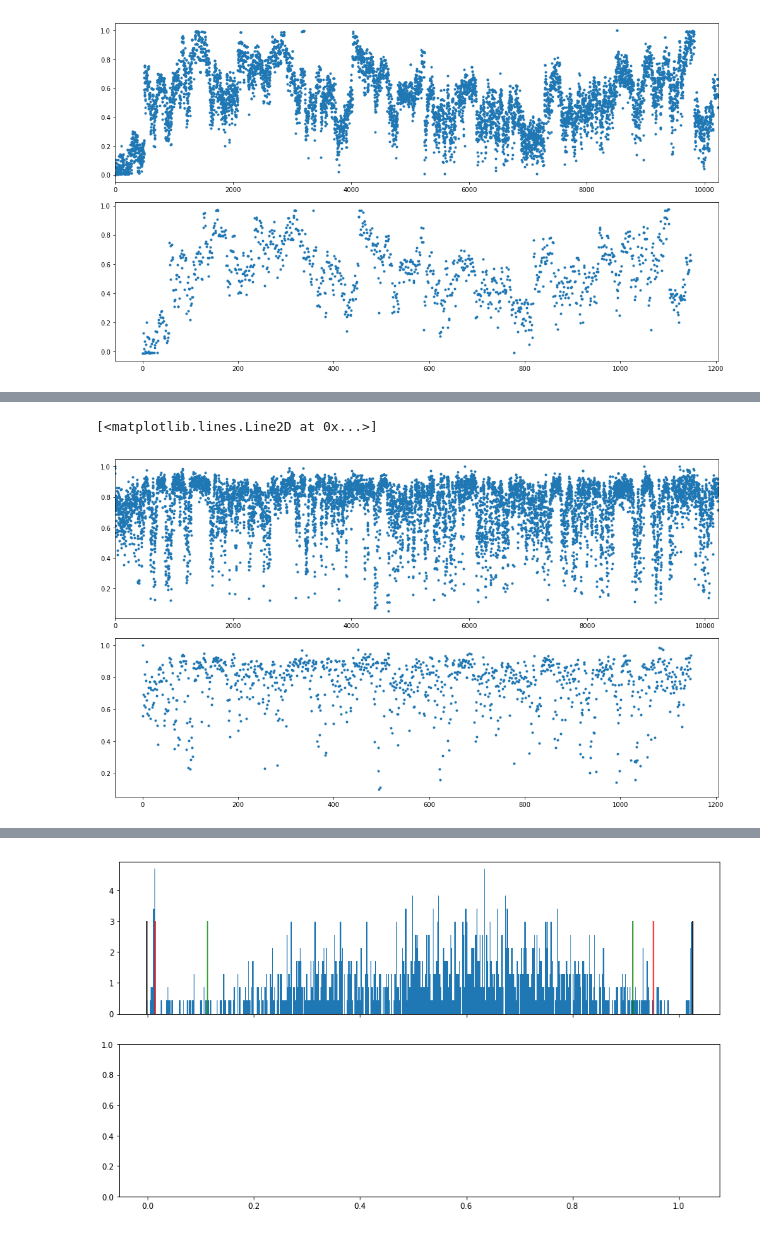
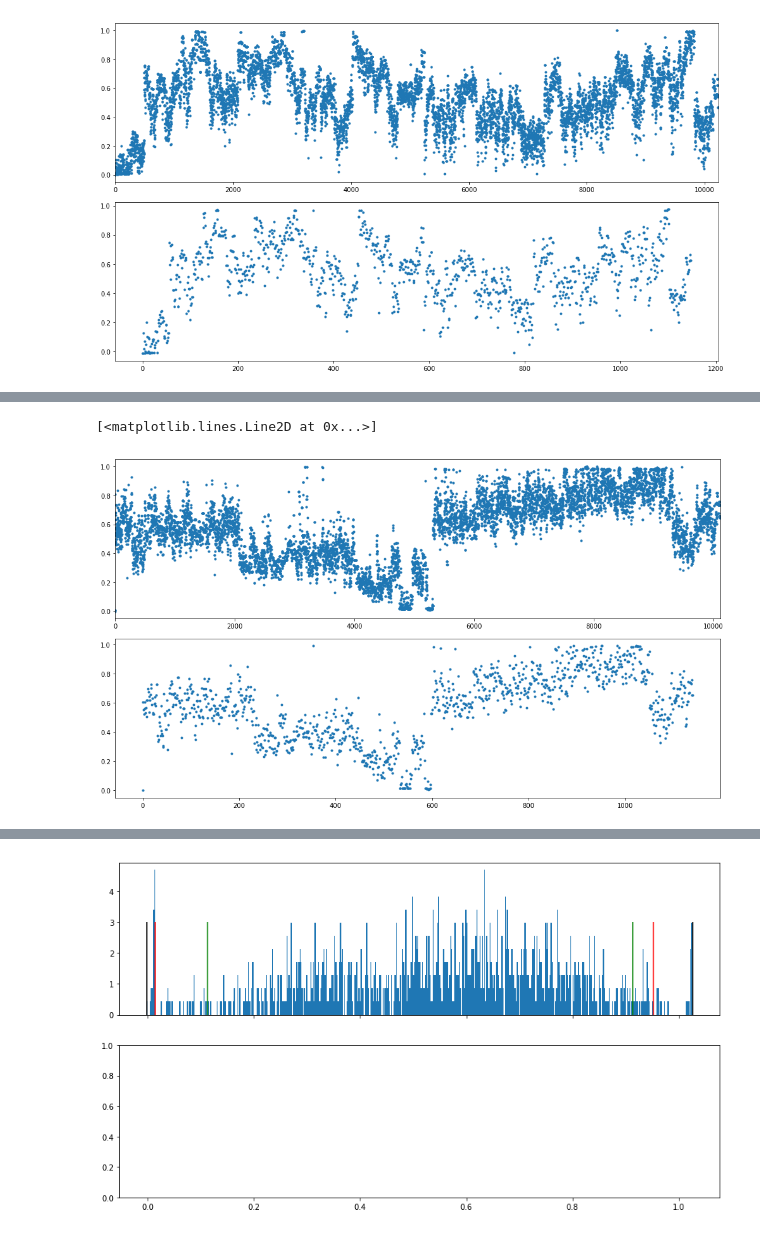
Before and after one commit to tiavlovskiegor24/CRG, a Jupyter notebook: HIV expression.ipynb, the cells around one changed output, grey strips where cells are left out. Drawn from its saved outputs; the diff is of its cells as text; code cells hidden in the pictures.

```diff
--- a/HIV expression.ipynb
+++ b/HIV expression.ipynb
@@ -99,12 +110,12 @@ ax[1].plot(array,".")
 # %%
-feature = "ab_score"
+feature = "gmfpt"
 array = ML_inputs["train_samples"][:,ML_inputs["feature_types"][feature]].ravel().astype(float)
 array = array[np.isfinite(array)]
 %run myplot
 f,ax = myplot(array,shape=(2,1),style=".")
 array = ML_inputs["test_samples"][:,ML_inputs["feature_types"][feature]].ravel().astype(float)
 array = array[np.isfinite(array)]
 ax[1].plot(array,".")
 # %% [output]
 [<matplotlib.lines.Line2D at 0x...>]
-[figure, old version]
+[figure, new version]
```
Also changed, not shown: parts of 3 cells of this notebook, 8 other files.
